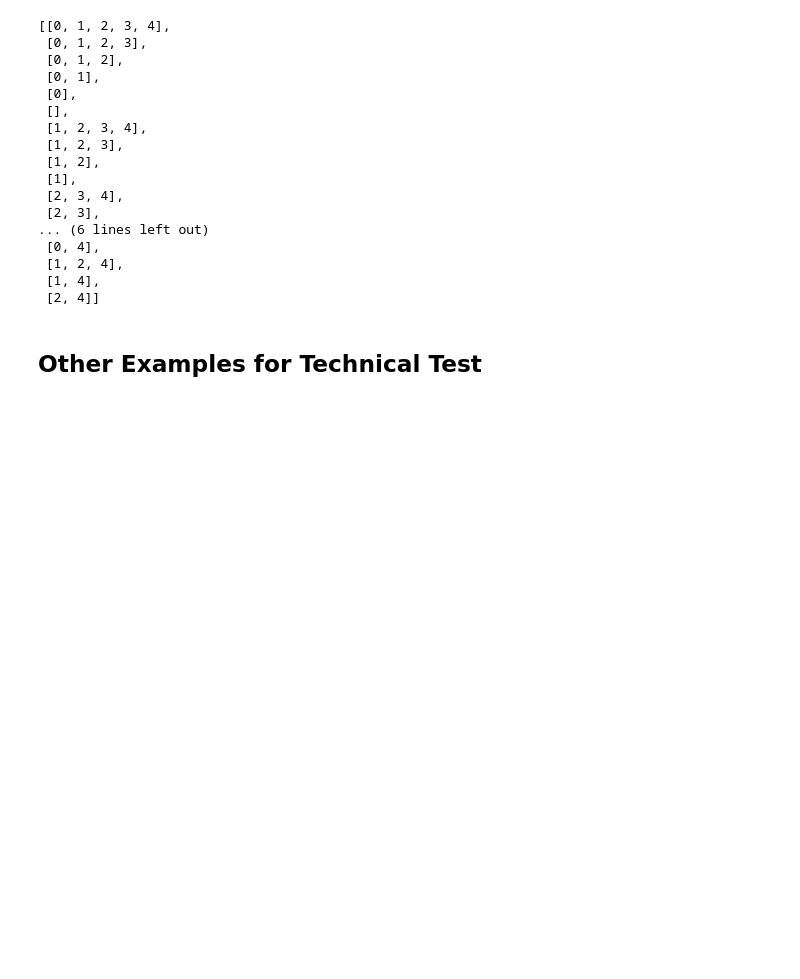
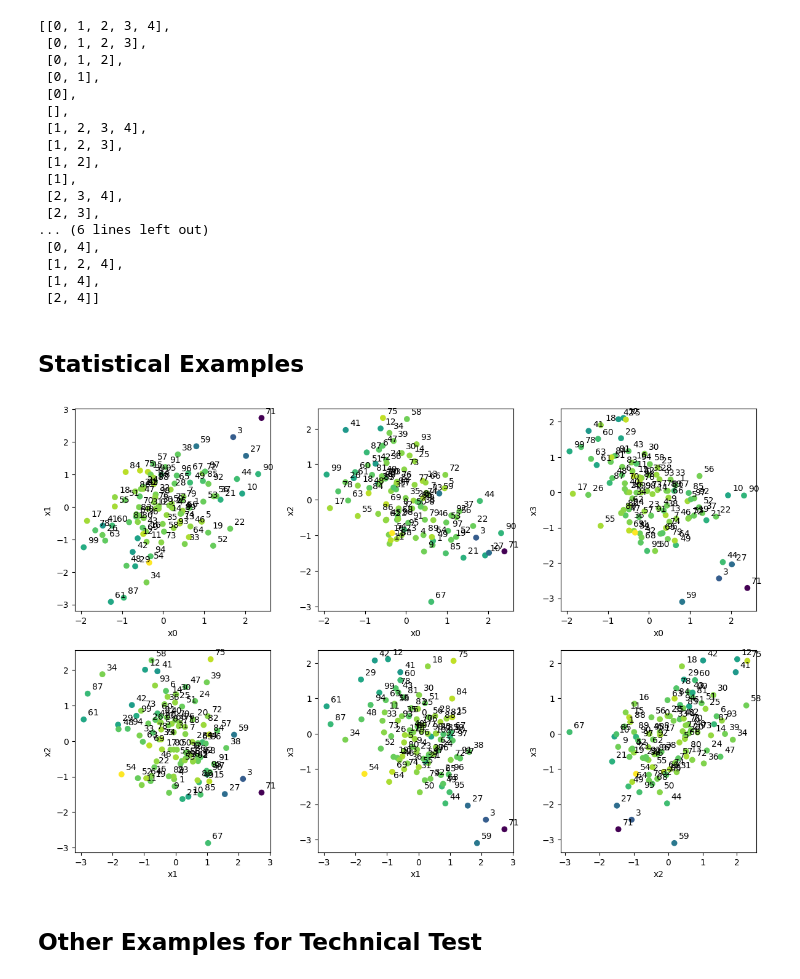
Before and after one commit to marioboley/optikon, a Jupyter notebook: examples.ipynb, the cells around one changed output. Saved outputs shown, nothing was run; the diff lists cells and outputs as text; code cells hidden in the pictures; blank space fills up the shorter version.

```diff
--- a/examples.ipynb
+++ b/examples.ipynb
@@ -108,6 +108,18 @@ selectable_sups
  [1, 2, 4],
  [1, 4],
  [2, 4]]
+# %% [markdown]
+## Statistical Examples
+# %%
+from testdata import diblock_mvn_sample
+
+k = 2
+x = diblock_mvn_sample(100, k)
+y = np.sum(x[:, :k] * x[:, k:], axis=1)
+
+plot_dataset_with_annotations(x, y)
+# %% [output]
+[figure, added]
 # %% [markdown]
 ## Other Examples for Technical Test
 # %%
```
Also changed, not shown: parts of 1 cell of this notebook, 5 other files.
